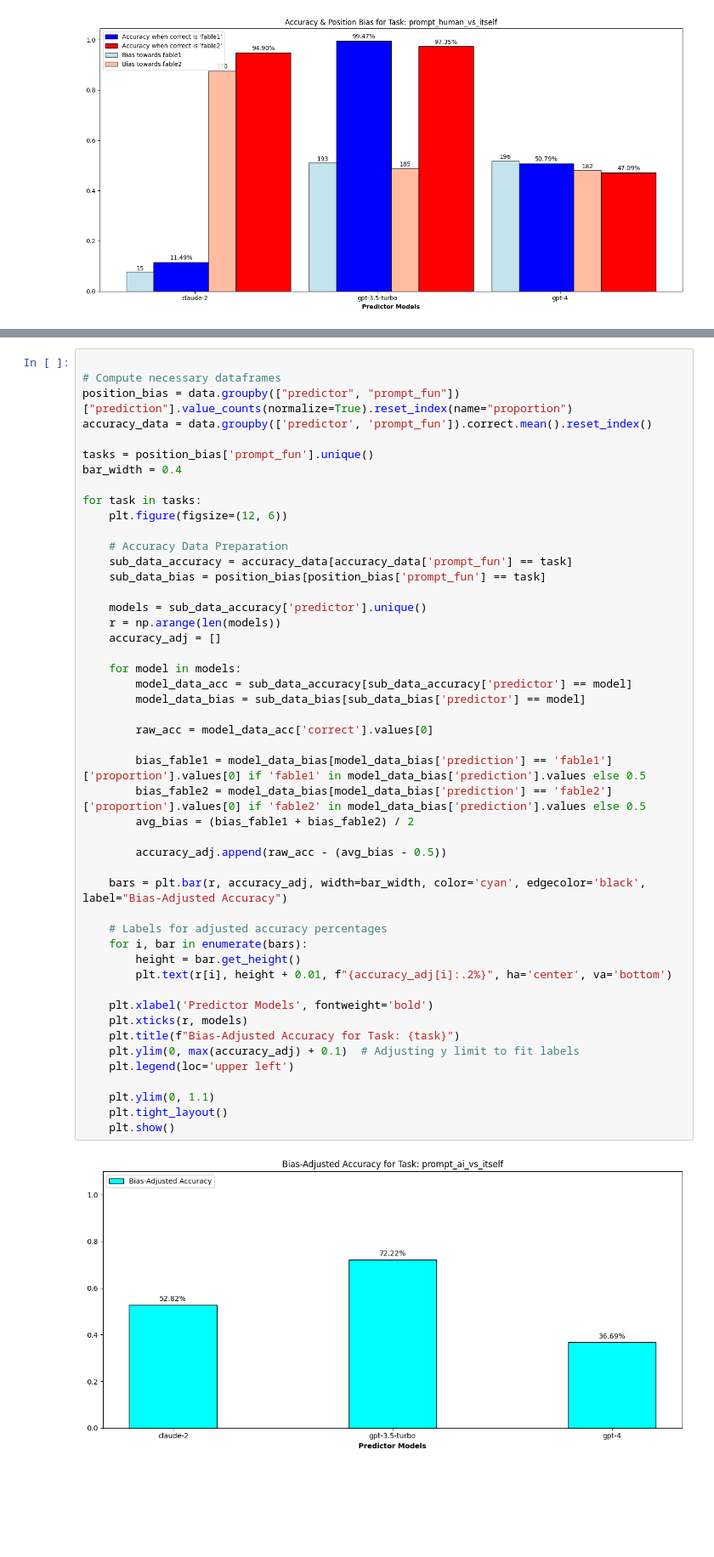
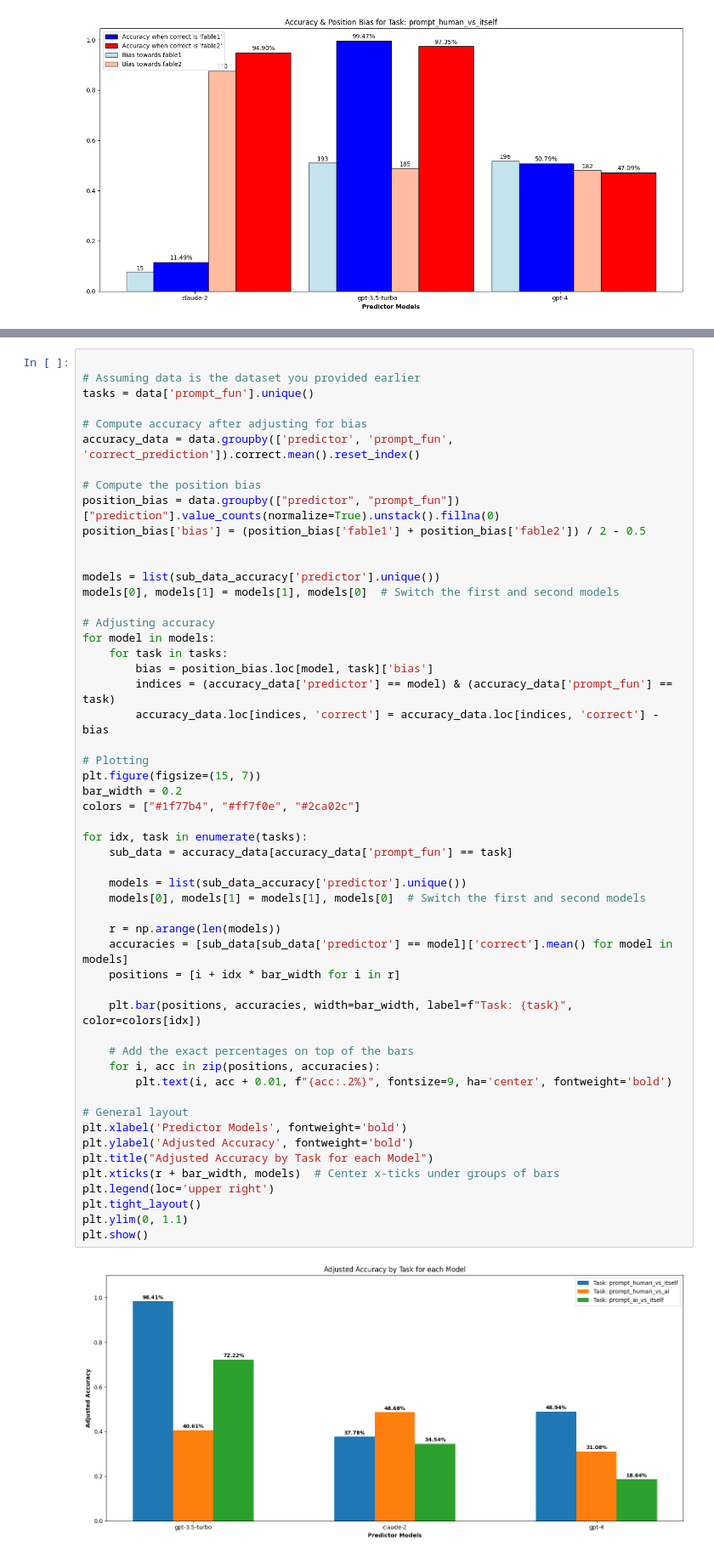
Before and after one commit to qfeuilla/TuringMirror, a Jupyter notebook: explore_data.ipynb, the cells around one changed output, grey strips where cells are left out. Shown at 85% size. Saved outputs shown, nothing was run; the diff lists cells and outputs as text; blank space fills up the shorter version.

Commit message:
fix graphs

```diff
--- a/explore_data.ipynb
+++ b/explore_data.ipynb
@@ -310,50 +306,55 @@ for task in tasks:
 # %%
 
-# Compute necessary dataframes
-position_bias = data.groupby(["predictor", "prompt_fun"])["prediction"].value_counts(normalize=True).reset_index(name="proportion")
-accuracy_data = data.groupby(['predictor', 'prompt_fun']).correct.mean().reset_index()
+# Assuming data is the dataset you provided earlier
+tasks = data['prompt_fun'].unique()
 
-tasks = position_bias['prompt_fun'].unique()
-bar_width = 0.4
+# Compute accuracy after adjusting for bias
+accuracy_data = data.groupby(['predictor', 'prompt_fun', 'correct_prediction']).correct.mean().reset_index()
 
-for task in tasks:
-    plt.figure(figsize=(12, 6))
+# Compute the position bias
+position_bias = data.groupby(["predictor", "prompt_fun"])["prediction"].value_counts(normalize=True).unstack().fillna(0)
+position_bias['bias'] = (position_bias['fable1'] + position_bias['fable2']) / 2 - 0.5
 
-    # Accuracy Data Preparation
-    sub_data_accuracy = accuracy_data[accuracy_data['prompt_fun'] == task]
-    sub_data_bias = position_bias[position_bias['prompt_fun'] == task]
 
-    models = sub_data_accuracy['predictor'].unique()
+models = list(sub_data_accuracy['predictor'].unique())
+models[0], models[1] = models[1], models[0]  # Switch the first and second models
+
+# Adjusting accuracy
+for model in models:
+    for task in tasks:
+        bias = position_bias.loc[model, task]['bias']
+        indices = (accuracy_data['predictor'] == model) & (accuracy_data['prompt_fun'] == task)
+        accuracy_data.loc[indices, 'correct'] = accuracy_data.loc[indices, 'correct'] - bias
+
+# Plotting
+plt.figure(figsize=(15, 7))
+bar_width = 0.2
+colors = ["#1f77b4", "#ff7f0e", "#2ca02c"]
+
+for idx, task in enumerate(tasks):
+    sub_data = accuracy_data[accuracy_data['prompt_fun'] == task]
+
+    models = list(sub_data_accuracy['predictor'].unique())
+    models[0], models[1] = models[1], models[0]  # Switch the first and second models
+
     r = np.arange(len(models))
-    accuracy_adj = []
+    accuracies = [sub_data[sub_data['predictor'] == model]['correct'].mean() for model in models]
+    positions = [i + idx * bar_width for i in r]
 
-    for model in models:
-        model_data_acc = sub_data_accuracy[sub_data_accuracy['predictor'] == model]
-        model_data_bias = sub_data_bias[sub_data_bias['predictor'] == model]
+    plt.bar(positions, accuracies, width=bar_width, label=f"Task: {task}", color=colors[idx])
 
-        raw_acc = model_data_acc['correct'].values[0]
+    # Add the exact percentages on top of the bars
+    for i, acc in zip(positions, accuracies):
+        plt.text(i, acc + 0.01, f"{acc:.2%}", fontsize=9, ha='center', fontweight='bold')
 
-        bias_fable1 = model_data_bias[model_data_bias['prediction'] == 'fable1']['proportion'].values[0] if 'fable1' in model_data_bias['prediction'].values else 0.5
-        bias_fable2 = model_data_bias[model_data_bias['prediction'] == 'fable2']['proportion'].values[0] if 'fable2' in model_data_bias['prediction'].values else 0.5
-        avg_bias = (bias_fable1 + bias_fable2) / 2
-
-        accuracy_adj.append(raw_acc - (avg_bias - 0.5))
-
-    bars = plt.bar(r, accuracy_adj, width=bar_width, color='cyan', edgecolor='black', label="Bias-Adjusted Accuracy")
-
-    # Labels for adjusted accuracy percentages
-    for i, bar in enumerate(bars):
-        height = bar.get_height()
-        plt.text(r[i], height + 0.01, f"{accuracy_adj[i]:.2%}", ha='center', va='bottom')
-
-    plt.xlabel('Predictor Models', fontweight='bold')
-    plt.xticks(r, models)
-    plt.title(f"Bias-Adjusted Accuracy for Task: {task}")
-    plt.ylim(0, max(accuracy_adj) + 0.1)  # Adjusting y limit to fit labels
-    plt.legend(loc='upper left')
-
-    plt.ylim(0, 1.1)
-    plt.tight_layout()
-    plt.show()
+# General layout
+plt.xlabel('Predictor Models', fontweight='bold')
+plt.ylabel('Adjusted Accuracy', fontweight='bold')
+plt.title("Adjusted Accuracy by Task for each Model")
+plt.xticks(r + bar_width, models)  # Center x-ticks under groups of bars
+plt.legend(loc='upper right')
+plt.tight_layout()
+plt.ylim(0, 1.1)
+plt.show()
 # %% [output]
-[figure, old version]
+[figure, new version]
```
Also changed, not shown: parts of 2 cells of this notebook.
